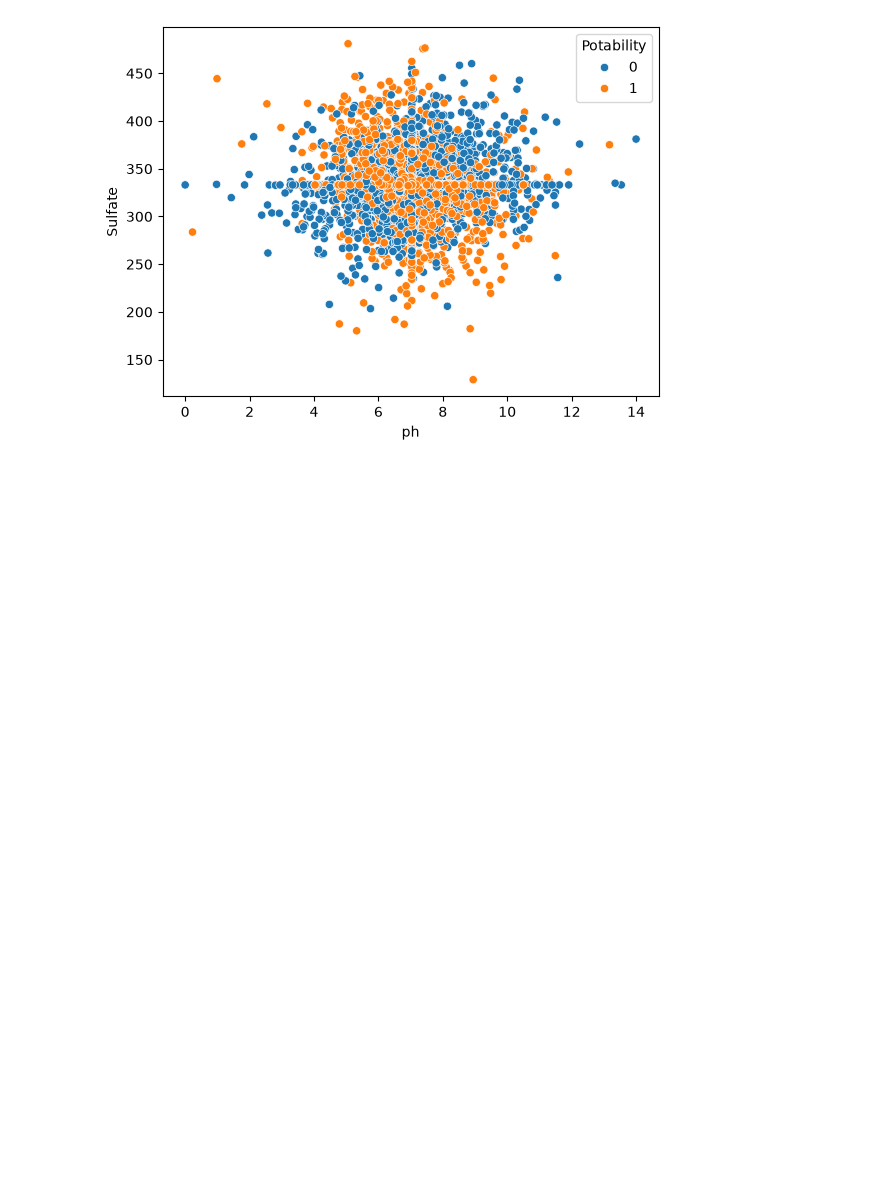
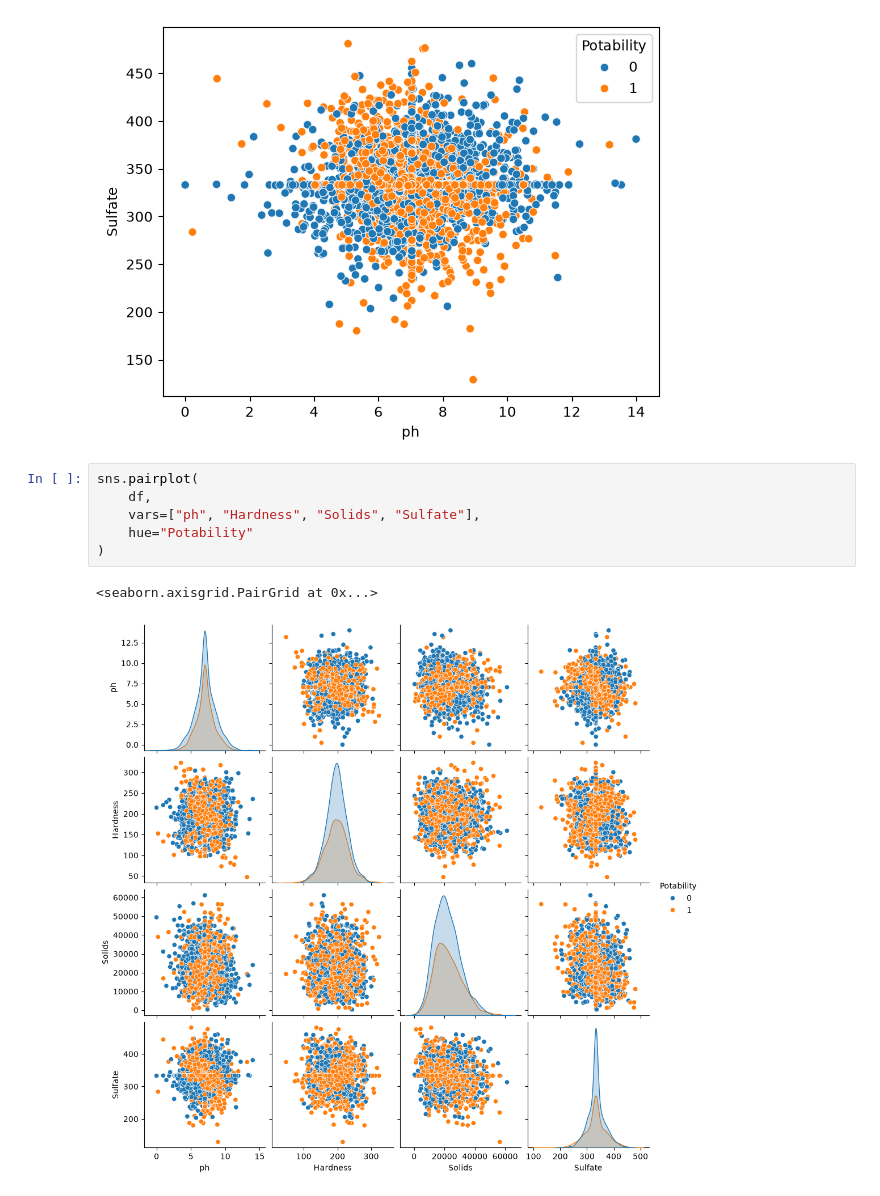
Before and after one commit to LemuelBryant/water-quality-ml-project, a Jupyter notebook: notebooks/03_eda.ipynb, the cells around one changed output. Cells and saved outputs as stored; diff of their text form; blank space fills up the shorter version.

```diff
--- a/notebooks/03_eda.ipynb
+++ b/notebooks/03_eda.ipynb
@@ -69,3 +69,12 @@ sns.scatterplot(
 # %% [output]
 <Axes: xlabel='ph', ylabel='Sulfate'>
 [figure]
+# %%
+sns.pairplot(
+    df,
+    vars=["ph", "Hardness", "Solids", "Sulfate"],
+    hue="Potability"
+)
+# %% [output]
+<seaborn.axisgrid.PairGrid at 0x...>
+[figure, added]
```
Also changed, not shown: parts of 1 cell of this notebook, 3 other files.
